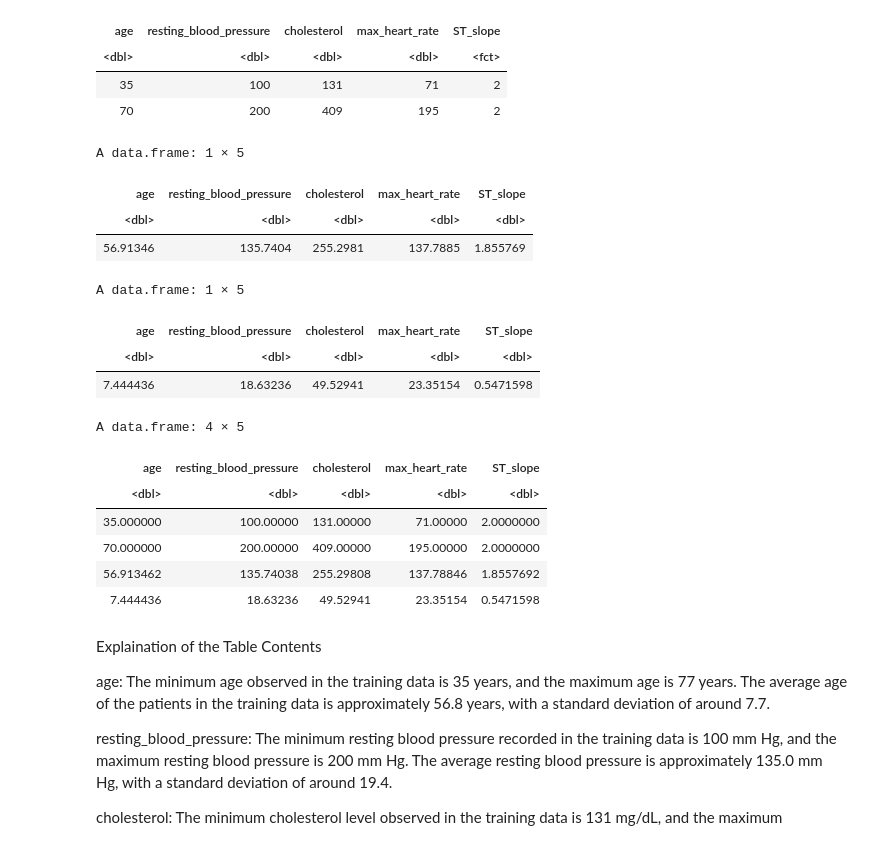
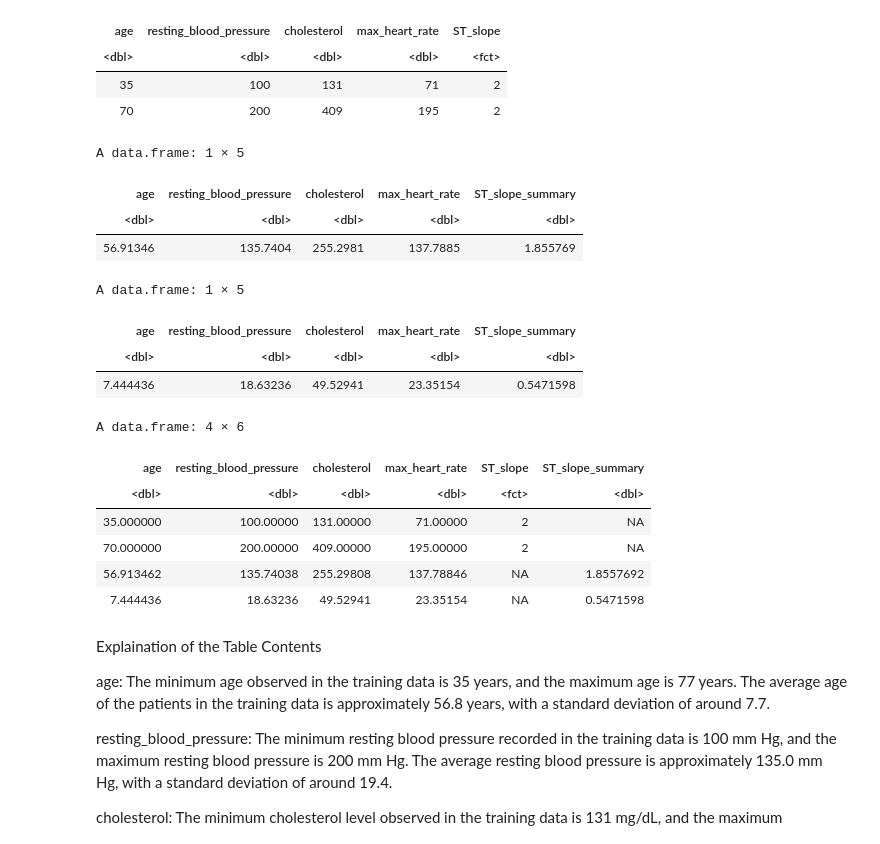
Before and after one commit to lovey155/Project-Proposal-Group-27, a Jupyter notebook: Final Report.ipynb, the cells around one changed output. Saved outputs shown, nothing was run; the diff lists cells and outputs as text; code cells hidden in the pictures.

```diff
--- a/Final Report.ipynb
+++ b/Final Report.ipynb
@@ -213,48 +226,48 @@ A data.frame: 2 × 5
 # %%
 #averages and standard deviations of continous or discrete variables (age, resting_blood_pressure, cholesterol, max_heart_rate, ST_Slope)
 
-heart_train$ST_slope <- as.numeric(as.character(heart_train$ST_slope))
+heart_train$ST_slope_summary <- as.numeric(as.character(heart_train$ST_slope))
 
 heart_mean <- heart_train |>
-  select(age, resting_blood_pressure, cholesterol, max_heart_rate, ST_slope) |>
-  summarize(across(age:ST_slope, mean))
+  select(age, resting_blood_pressure, cholesterol, max_heart_rate, ST_slope_summary) |>
+  summarize(across(age:ST_slope_summary, mean))
 heart_mean
 
 heart_sd <- heart_train |>
-  select(age, resting_blood_pressure, cholesterol, max_heart_rate, ST_slope) |>
-  summarize(across(age:ST_slope, sd))
+  select(age, resting_blood_pressure, cholesterol, max_heart_rate, ST_slope_summary) |>
+  summarize(across(age:ST_slope_summary, sd))
 heart_sd
 # %% [output]
 A data.frame: 1 × 5
-| age | resting_blood_pressure | cholesterol | max_heart_rate | ST_slope |
+| age | resting_blood_pressure | cholesterol | max_heart_rate | ST_slope_summary |
 | <dbl> | <dbl> | <dbl> | <dbl> | <dbl> |
 | 56.91346 | 135.7404 | 255.2981 | 137.7885 | 1.855769 |
 A data.frame: 1 × 5
-| age | resting_blood_pressure | cholesterol | max_heart_rate | ST_slope |
+| age | resting_blood_pressure | cholesterol | max_heart_rate | ST_slope_summary |
 | <dbl> | <dbl> | <dbl> | <dbl> | <dbl> |
 | 7.444436 | 18.63236 | 49.52941 | 23.35154 | 0.5471598 |
 # %%
 # Convert ST_slope to numeric in heart_min and heart_max
-heart_min$ST_slope <- as.numeric(as.character(heart_min$ST_slope))
-heart_max$ST_slope <- as.numeric(as.character(heart_max$ST_slope))
+#heart_min$ST_slope <- as.numeric(as.character(heart_min$ST_slope))
+#heart_max$ST_slope <- as.numeric(as.character(heart_max$ST_slope))
 
 # Combine all the summary statistics into one table
 heart_summary <- bind_rows(
   heart_min,
   heart_max,
   heart_mean,
   heart_sd
 )
 
 heart_summary
 # %% [output]
-A data.frame: 4 × 5
+A data.frame: 4 × 6
-| age | resting_blood_pressure | cholesterol | max_heart_rate | ST_slope |
-| <dbl> | <dbl> | <dbl> | <dbl> | <dbl> |
-| 35.000000 | 100.00000 | 131.00000 | 71.00000 | 2.0000000 |
-| 70.000000 | 200.00000 | 409.00000 | 195.00000 | 2.0000000 |
-| 56.913462 | 135.74038 | 255.29808 | 137.78846 | 1.8557692 |
-| 7.444436 | 18.63236 | 49.52941 | 23.35154 | 0.5471598 |
+| age | resting_blood_pressure | cholesterol | max_heart_rate | ST_slope | ST_slope_summary |
+| <dbl> | <dbl> | <dbl> | <dbl> | <fct> | <dbl> |
+| 35.000000 | 100.00000 | 131.00000 | 71.00000 | 2 | NA |
+| 70.000000 | 200.00000 | 409.00000 | 195.00000 | 2 | NA |
+| 56.913462 | 135.74038 | 255.29808 | 137.78846 | NA | 1.8557692 |
+| 7.444436 | 18.63236 | 49.52941 | 23.35154 | NA | 0.5471598 |
 # %% [markdown]
 Explaination of the Table Contents
 
```
Also changed, not shown: parts of 10 cells of this notebook.
